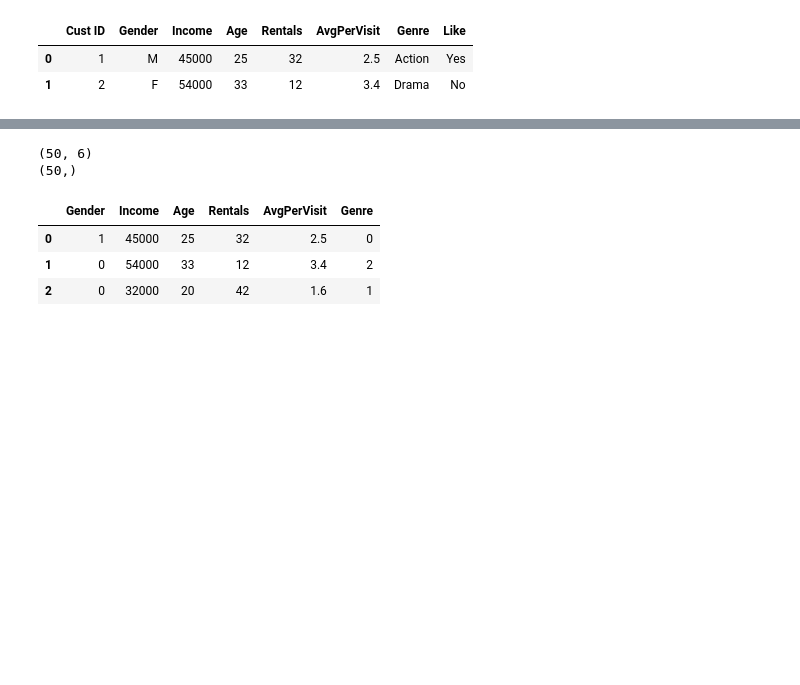
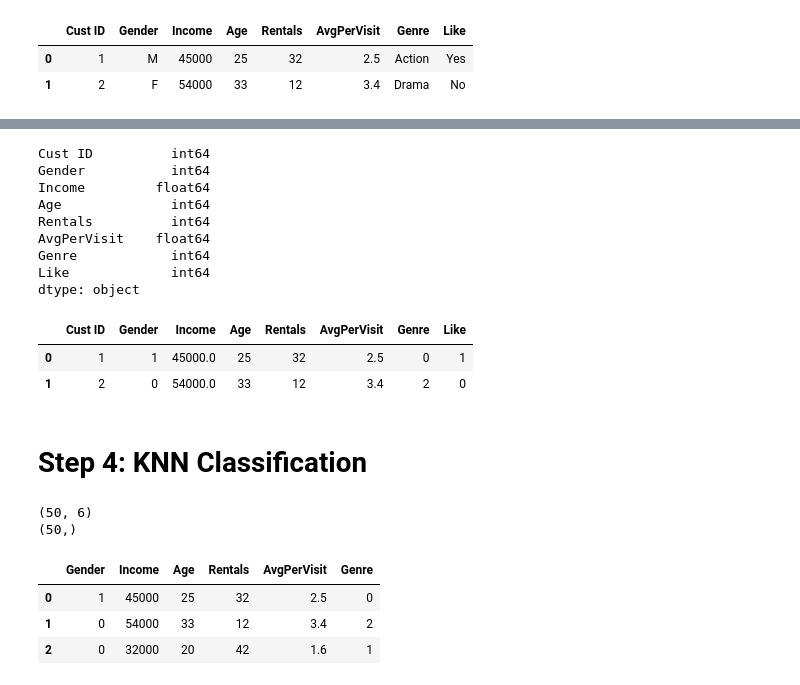
Before and after one commit to Makkonenexe/CI345_Machine_Learning, a Jupyter notebook: Lab8_KNN_MovieStore.ipynb, the cells around one changed output, grey strips where cells are left out. Saved outputs shown, nothing was run; the diff lists cells and outputs as text; code cells hidden in the pictures; blank space fills up the shorter version.

```diff
--- a/Lab8_KNN_MovieStore.ipynb
+++ b/Lab8_KNN_MovieStore.ipynb
@@ -240,3 +257,27 @@ dtype: object
+# %%
+le = LabelEncoder()
+df = original_vtable
+df['Gender'] = le.fit_transform(df['Gender'])
+df['Genre'] = le.fit_transform(df['Genre'])
+df['Like'] = le.fit_transform(df['Like'])
+df_use_LabelEncoder = df
+print(df.dtypes)
+df.head(2)
+# %% [output]
+Cust ID          int64
+Gender           int64
+Income         float64
+Age              int64
+Rentals          int64
+AvgPerVisit    float64
+Genre            int64
+Like             int64
+dtype: object
+|  | Cust ID | Gender | Income | Age | Rentals | AvgPerVisit | Genre | Like |
+| 0 | 1 | 1 | 45000.0 | 25 | 32 | 2.5 | 0 | 1 |
+| 1 | 2 | 0 | 54000.0 | 33 | 12 | 3.4 | 2 | 0 |
+# %% [markdown]
+# Step 4: KNN Classification
 # %%
 # Current process data has not category
 vtable = df_use_LabelEncoder
```
Also changed, not shown: parts of 21 cells of this notebook.
